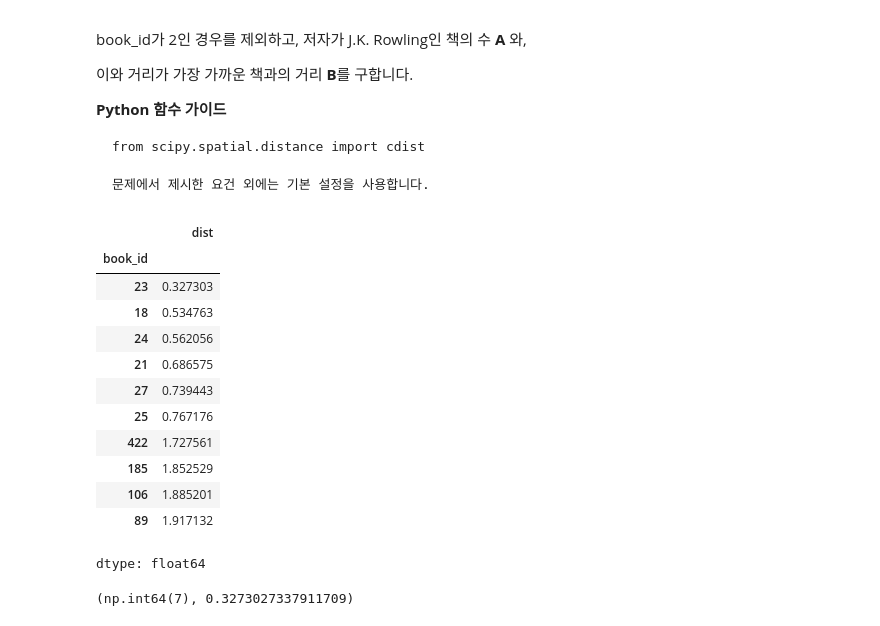
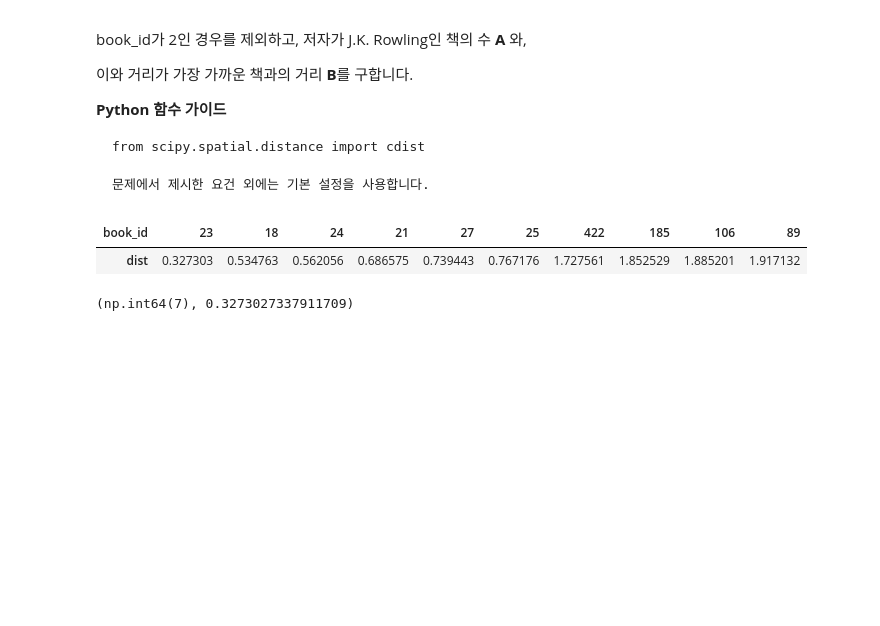
Before and after one commit to sunkusun9/DS_prob1_2510, a Jupyter notebook: prob_solution.ipynb, the cells around one changed output. Saved outputs shown, nothing was run; the diff lists cells and outputs as text; code cells hidden in the pictures; blank space fills up the shorter version.

````diff
--- a/prob_solution.ipynb
+++ b/prob_solution.ipynb
@@ -692,26 +695,18 @@ from scipy.spatial.distance import cdist
 ```
 # %%
 from scipy.spatial.distance import cdist, pdist, squareform
+
+# 1. cdist를 이용하여 book_id가 2의 df_book_coef의 벡터와 나머지 벡터들과 거리를 계산합니다.
+# 2. 거리에 해당하는 book_id를 결과에 붙여 집계 내는데 활용합니다.
 s_near10 = pd.Series(
     cdist(
         df_book_coef.loc[[2]], df_book_coef
     )[0], index = df_book_coef.index, name = 'dist'
 ).sort_values().pipe(
-    lambda x: x.loc[x.index != 2]
-).iloc[:10]
-s_near10
+    lambda x: x.loc[x.index != 2] # book_id가 2가 아닌 데이터만을 취합니다.
+).iloc[:10] # 10개의 결과를 가져옵니다.
+s_near10.to_frame().T
 # %% [output]
-|  | dist |
-| book_id |  |
-| 23 | 0.327303 |
-| 18 | 0.534763 |
-| 24 | 0.562056 |
-| 21 | 0.686575 |
-| 27 | 0.739443 |
-| 25 | 0.767176 |
-| 422 | 1.727561 |
-| 185 | 1.852529 |
-| 106 | 1.885201 |
-| 89 | 1.917132 |
+| book_id | 23 | 18 | 24 | 21 | 27 | 25 | 422 | 185 | 106 | 89 |
+| dist | 0.327303 | 0.534763 | 0.562056 | 0.686575 | 0.739443 | 0.767176 | 1.727561 | 1.852529 | 1.885201 | 1.917132 |
-dtype: float64
 # %%
````
Also changed, not shown: parts of 36 cells of this notebook.
